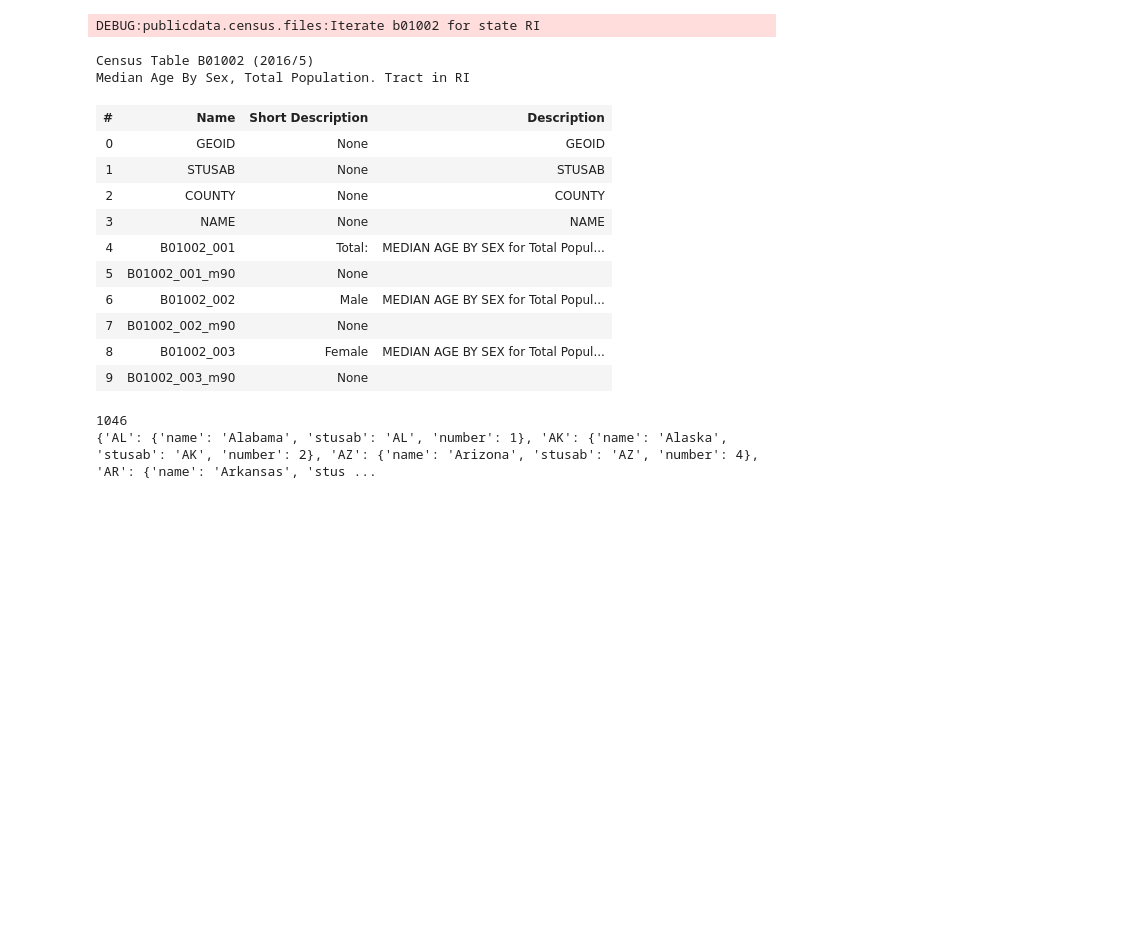
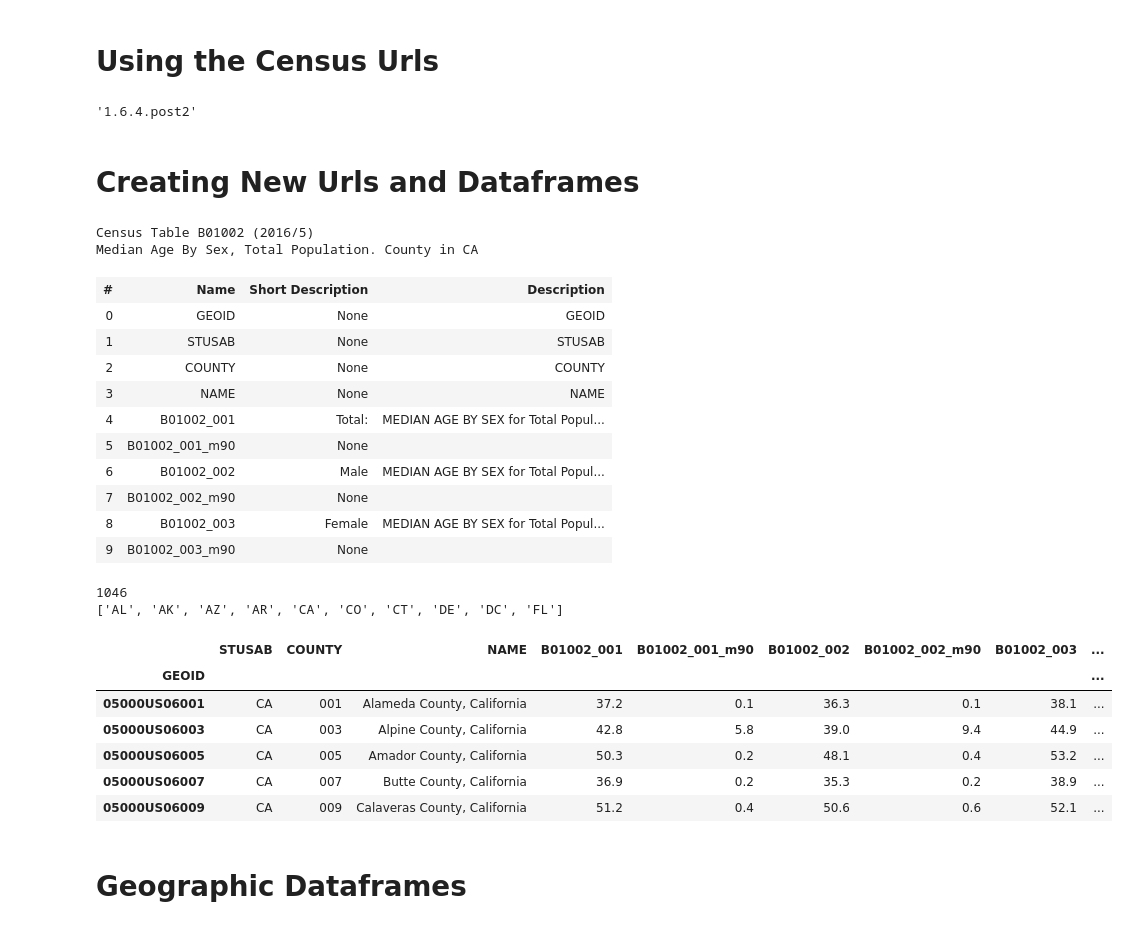
Before and after one commit to Metatab/publicdata, a Jupyter notebook: notebooks/ACS.ipynb, the cells around one changed output. Cells and saved outputs as stored; diff of their text form; code cells hidden in the pictures; blank space fills up the shorter version.

```diff
--- a/notebooks/ACS.ipynb
+++ b/notebooks/ACS.ipynb
@@ -1,16 +1,27 @@
+# %% [markdown]
+# Using the Census Urls
 # %%
+
+import matplotlib.pylab as plt
 import logging
 from publicdata.census.files import logger
-logging.basicConfig()
-logger.setLevel(logging.DEBUG)
+#logging.basicConfig()
+#logger.setLevel(logging.DEBUG)
+
+import shapely
+shapely.__version__
+# %% [output]
+'1.6.4.post2'
+# %% [markdown]
+# Creating New Urls and Dataframes
 # %%
 from rowgenerators import parse_app_url
-u = parse_app_url('census://2016/5/RI/140/B01002')
-u.dataframe().table
+u = parse_app_url('census://2016/5/CA/county/B01002')
+df = u.dataframe
+df.table
 # %% [output]
-DEBUG:publicdata.census.files:Iterate b01002 for state RI
+Census Table B01002 (2016/5)
+Median Age By Sex, Total Population. County in CA
-Census Table B01002 (2016/5)
-Median Age By Sex, Total Population. Tract in RI
 | # | Name | Short Description | Description |
 | 0 | GEOID | None | GEOID |
 | 1 | STUSAB | None | STUSAB |
@@ -23,11 +34,24 @@ Median Age By Sex, Total Population. Tract in RI
 | 8 | B01002_003 | Female | MEDIAN AGE BY SEX for Total Popul... |
 | 9 | B01002_003_m90 | None |  |
 # %%
+# Display some table metadata
 from publicdata.census.files.metafiles import TableMeta
 
 tm = TableMeta(2016, 5)
 print(len(tm.tables))
-print(tm.states)
+print(list(tm.states)[:10])
 # %% [output]
 1046
-{'AL': {'name': 'Alabama', 'stusab': 'AL', 'number': 1}, 'AK': {'name': 'Alaska', 'stusab': 'AK', 'number': 2}, 'AZ': {'name': 'Arizona', 'stusab': 'AZ', 'number': 4}, 'AR': {'name': 'Arkansas', 'stus ...
+['AL', 'AK', 'AZ', 'AR', 'CA', 'CO', 'CT', 'DE', 'DC', 'FL']
+# %%
+df.head()
+# %% [output]
+|  | STUSAB | COUNTY | NAME | B01002_001 | B01002_001_m90 | B01002_002 | B01002_002_m90 | B01002_003 | ... |
+| GEOID |  |  |  |  |  |  |  |  | ... |
+| 05000US06001 | CA | 001 | Alameda County, California | 37.2 | 0.1 | 36.3 | 0.1 | 38.1 | ... |
+| 05000US06003 | CA | 003 | Alpine County, California | 42.8 | 5.8 | 39.0 | 9.4 | 44.9 | ... |
+| 05000US06005 | CA | 005 | Amador County, California | 50.3 | 0.2 | 48.1 | 0.4 | 53.2 | ... |
+| 05000US06007 | CA | 007 | Butte County, California | 36.9 | 0.2 | 35.3 | 0.2 | 38.9 | ... |
+| 05000US06009 | CA | 009 | Calaveras County, California | 51.2 | 0.4 | 50.6 | 0.6 | 52.1 | ... |
+# %% [markdown]
+# Geographic Dataframes
```
Also changed, not shown: parts of 11 cells of this notebook, 15 other files.
